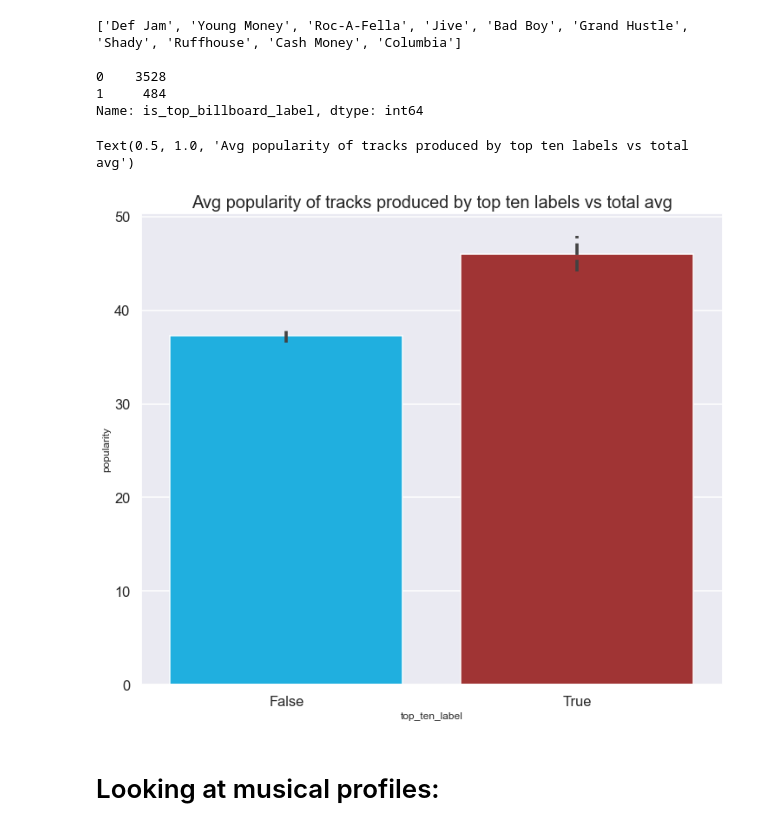
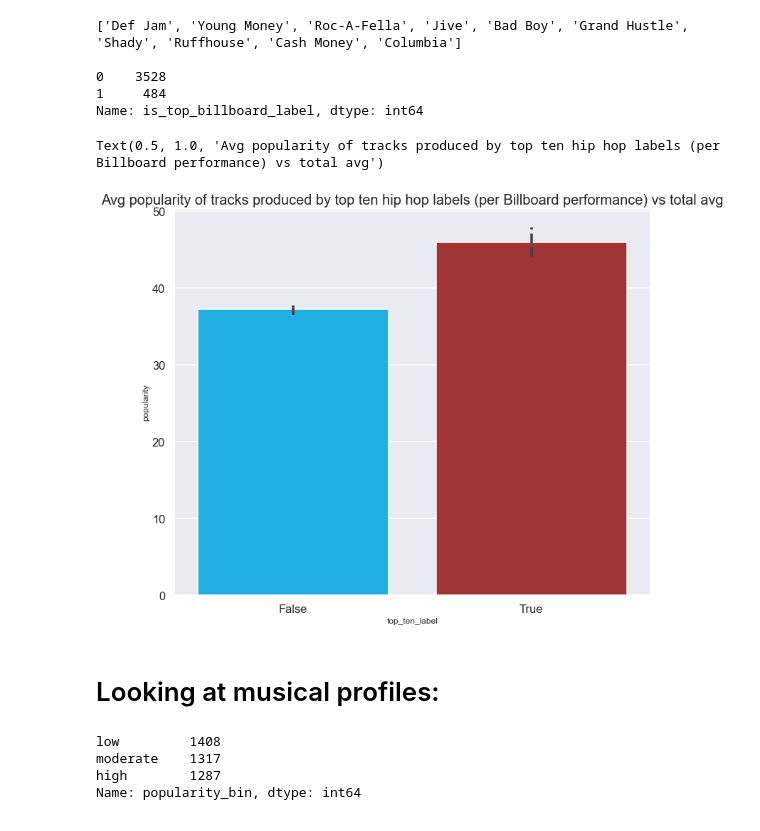
Before and after one commit to SpotiScryers/SpotiScry, a Jupyter notebook: kwame_explore.ipynb, the cells around one changed output. Saved outputs shown, nothing was run; the diff lists cells and outputs as text; code cells hidden in the pictures.

```diff
--- a/kwame_explore.ipynb
+++ b/kwame_explore.ipynb
@@ -487,9 +477,16 @@ Name: is_top_billboard_label, dtype: int64
 # %%
 plt.figure(figsize=(12,10))
 sns.barplot(x=train.top_ten_label, y=train.popularity)
-plt.title('Avg popularity of tracks produced by top ten labels vs total avg', fontsize=20)
+plt.title('Avg popularity of tracks produced by top ten hip hop labels (per Billboard performance) vs total avg', fontsize=20)
 # %% [output]
-Text(0.5, 1.0, 'Avg popularity of tracks produced by top ten labels vs total avg')
+Text(0.5, 1.0, 'Avg popularity of tracks produced by top ten hip hop labels (per Billboard performance) vs total avg')
-[figure, old version]
+[figure, new version]
 # %% [markdown]
 # Looking at musical profiles:
+# %%
+train.popularity_bin.value_counts()
+# %% [output]
+low         1408
+moderate    1317
+high        1287
+Name: popularity_bin, dtype: int64
```
Also changed, not shown: parts of 12 cells of this notebook.
